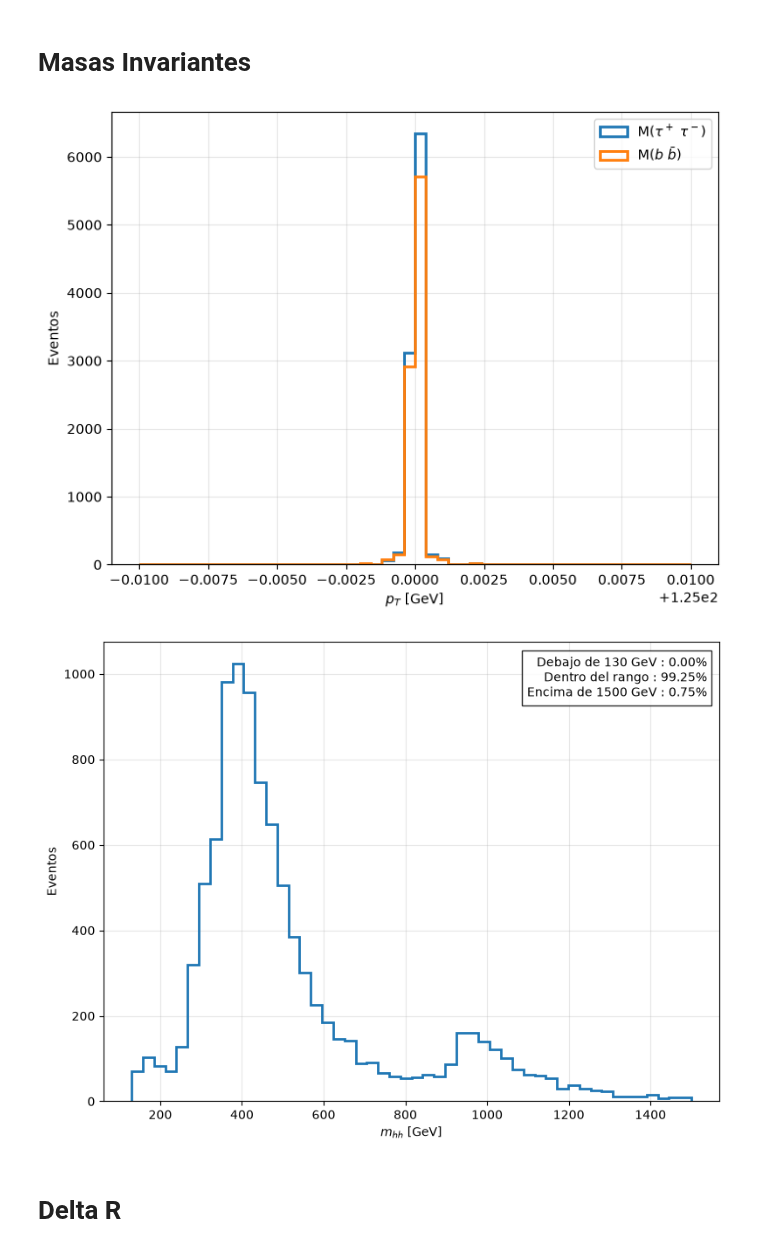
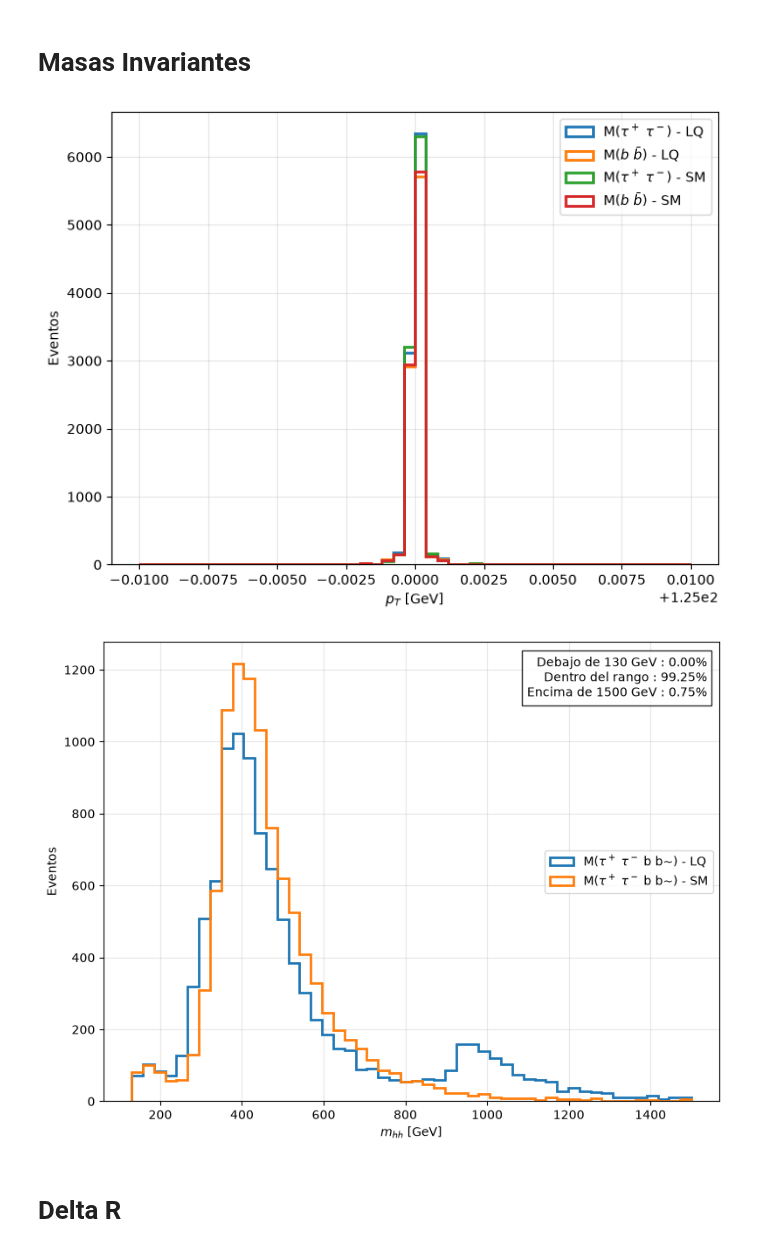
Before and after one commit to Genarobarco/diHiggs-Project, a Jupyter notebook: Analysis-gg_hh-LQs_signal.ipynb, the cells around one changed output. Drawn from its saved outputs; the diff is of its cells as text; code cells hidden in the pictures.

Commit message:
Plots SM&LQs only signal

```diff
--- a/Analysis-gg_hh-LQs_signal.ipynb
+++ b/Analysis-gg_hh-LQs_signal.ipynb
@@ -8,5 +8,7 @@ import pandas as pd
 
 path = "/home/usuario/Madgraph/projects/gg_hh-LQs/"
 signal = up.open(path + "signal/Events/run_01_decayed_1/tag_1_delphes_events.root")
+sm = up.open("/home/usuario/Madgraph/projects/gg_hh-sm/Events/run_02_decayed_1/tag_1_delphes_events.root")
 
 signal_tree = signal["Delphes"]
+sm_tree = sm["Delphes"]
@@ -115,37 +101,43 @@ plt.show()
 # %%
 # Calculo las masas invariantes por parejas y de los 4 elementos:
 
-mass_tautau = (taup + taum).mass
-mass_bb = (b + b_bar).mass
-mass_hh = (taup + taum + b + b_bar).mass
+MLQ_tautau = (VLQ_ta_plus + VLQ_ta_minus).mass
+MLQ_bb = (VLQ_b + VLQ_bbar).mass
+MLQ_hh = (VLQ_ta_plus + VLQ_ta_minus + VLQ_b + VLQ_bbar).mass
+
+MSM_tautau = (VSM_ta_plus + VSM_ta_minus).mass
+MSM_bb = (VSM_b + VSM_bbar).mass
+MSM_hh = (VSM_ta_plus + VSM_ta_minus + VSM_b + VSM_bbar).mass
 # %%
 plt.figure(figsize=(8,6))
 
-plt.hist(ak.to_numpy(mass_tautau),bins=50,range=(124.99,125.01),histtype="step",linewidth=2,label=r"M($\tau^+$ $\tau^-$)")
-plt.hist(ak.to_numpy(mass_bb),bins=50,range=(124.99,125.01),histtype="step",linewidth=2,label=r"M($b$ $\bar{b}$)")
+plt.hist(ak.to_numpy(MLQ_tautau),bins=50,range=(124.99,125.01),histtype="step",linewidth=2,label=r"M($\tau^+$ $\tau^-$) - LQ")
+plt.hist(ak.to_numpy(MLQ_bb),bins=50,range=(124.99,125.01),histtype="step",linewidth=2,label=r"M($b$ $\bar{b}$) - LQ")
+
+plt.hist(ak.to_numpy(MSM_tautau),bins=50,range=(124.99,125.01),histtype="step",linewidth=2,label=r"M($\tau^+$ $\tau^-$) - SM")
+plt.hist(ak.to_numpy(MSM_bb),bins=50,range=(124.99,125.01),histtype="step",linewidth=2,label=r"M($b$ $\bar{b}$) - SM")
 
 plt.xlabel(r"$p_T$ [GeV]")
 plt.ylabel("Eventos")
 plt.legend()
 plt.grid(alpha=0.3)
 
+plt.savefig("mass_distribution.png", dpi=300)
+
 plt.show()
 # %% [output]
-[figure, old version]
+[figure, new version]
 # %%
-# Convertir a NumPy
-m = ak.to_numpy(mass_hh)
-
 # Definir rango
 lim_inf = 130
 lim_sup = 1500
 
 # Calcular porcentajes
-N = len(m)
+N = len(MLQ_hh)
 
-debajo = np.sum(m < lim_inf)
-dentro = np.sum((m >= lim_inf) & (m <= lim_sup))
-encima = np.sum(m > lim_sup)
+debajo = np.sum(MLQ_hh < lim_inf)
+dentro = np.sum((MLQ_hh >= lim_inf) & (MLQ_hh <= lim_sup))
+encima = np.sum(MLQ_hh > lim_sup)
 
 p_debajo = 100 * debajo / N
 p_dentro = 100 * dentro / N
@@ -155,36 +147,50 @@ p_encima = 100 * encima / N
 plt.figure(figsize=(8,6))
 
 plt.hist(
-    m,
+    MLQ_hh,
     bins=50,
     range=(lim_inf, lim_sup),
     histtype="step",
     linewidth=2,
+    label = r"M($\tau^+$ $\tau^-$ b b~) - LQ"
+)
+
+plt.hist(
+    MSM_hh,
+    bins=50,
+    range=(lim_inf, lim_sup),
+    histtype="step",
+    linewidth=2,
+    label = r"M($\tau^+$ $\tau^-$ b b~) - SM"
 )
 
 plt.xlabel(r"$m_{hh}$ [GeV]")
 plt.ylabel("Eventos")
+plt.legend()
 
 # Escribir porcentajes
 texto = (
     f"Debajo de {lim_inf} GeV : {p_debajo:.2f}%\n"
     f"Dentro del rango : {p_dentro:.2f}%\n"
     f"Encima de {lim_sup} GeV : {p_encima:.2f}%"
 )
 
 plt.text(
     0.98, 0.97,
     texto,
     transform=plt.gca().transAxes,
     ha="right",
     va="top",
     bbox=dict(facecolor="white", alpha=0.85)
 )
 
 plt.grid(alpha=0.3)
 plt.tight_layout()
+
+plt.savefig("hh_mass_distribution.png", dpi=300)
+
 plt.show()
 # %% [output]
-[figure, old version]
+[figure, new version]
 # %% [markdown]
 # Delta R
```
Also changed, not shown: parts of 10 cells of this notebook, 7 other files.
